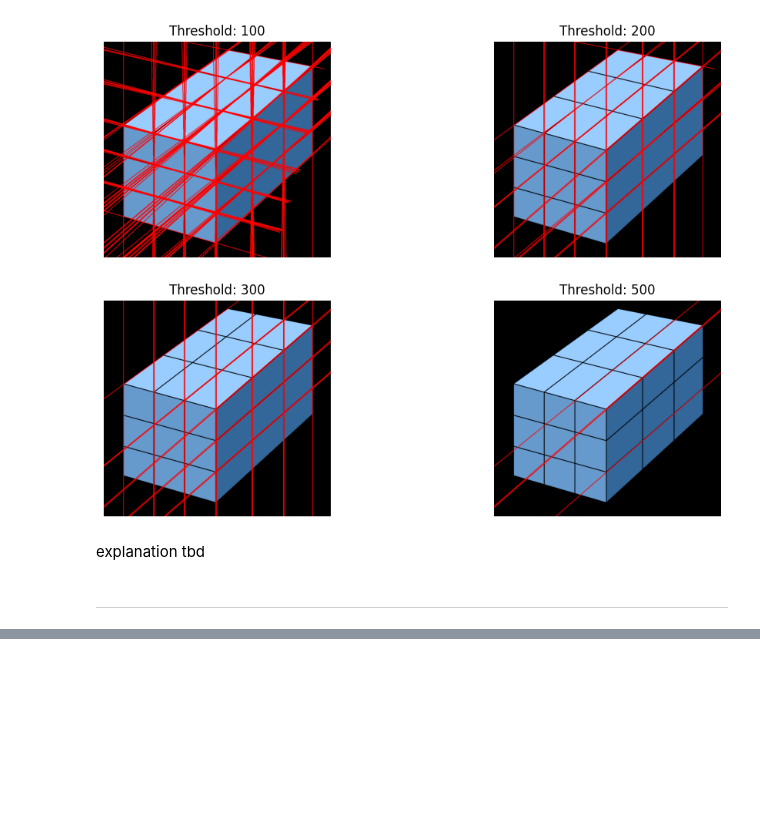
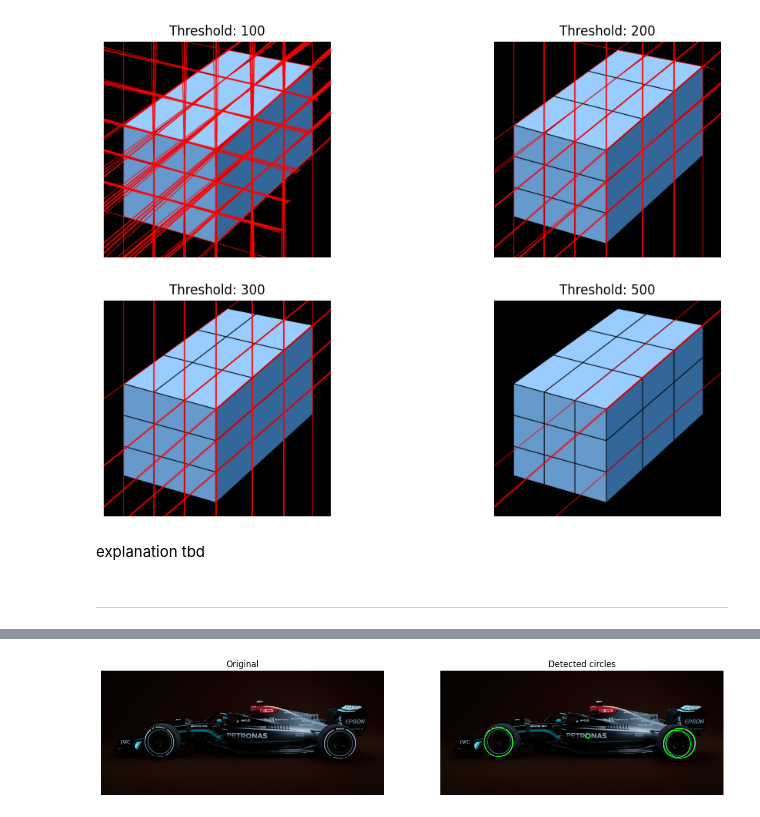
Before and after one commit to CS7-404-DIP-M24/a4-arghyawning, a Jupyter notebook: main.ipynb, the cells around one changed output, grey strips where cells are left out. Cells and saved outputs as stored; diff of their text form; code cells hidden in the pictures; blank space fills up the shorter version.

```diff
--- a/main.ipynb
+++ b/main.ipynb
@@ -149,0 +192,20 @@ explanation tbd
+# %%
+ham = cv2.imread("./images/merc44.jpg", cv2.IMREAD_COLOR)
+
+ham_with_circles = detect_circles(ham, 1, 50, 100, 100, 0, 0)
+
+plt.figure(figsize=(16, 8))
+
+plt.subplot(121)
+plt.imshow(cv2.cvtColor(ham, cv2.COLOR_BGR2RGB))
+plt.title("Original")
+plt.axis("off")
+
+plt.subplot(122)
+plt.imshow(cv2.cvtColor(ham_with_circles, cv2.COLOR_BGR2RGB))
+plt.title("Detected circles")
+plt.axis("off")
+
+plt.show()
+# %% [output]
+[figure, added]
```
Also changed, not shown: parts of 13 cells of this notebook, 1 other file.
